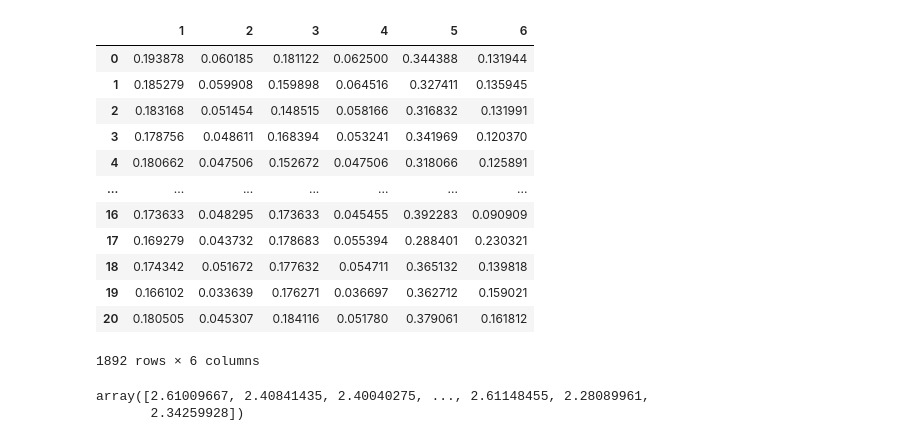
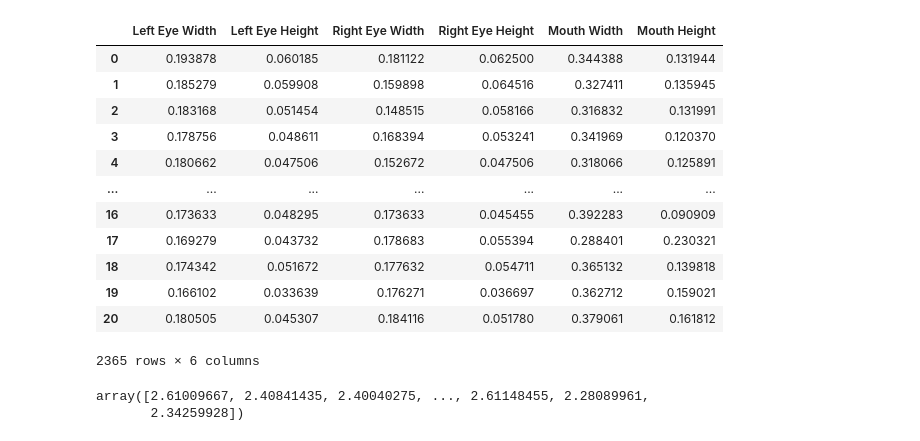
Before and after one commit to InspirAsianz/DrowsyDetection, a Jupyter notebook: SVM.ipynb, the cells around one changed output. Cells and saved outputs as stored; diff of their text form; code cells hidden in the pictures.

```diff
--- a/SVM.ipynb
+++ b/SVM.ipynb
@@ -55,9 +58,10 @@ data
 # %%
 X = data.iloc[:, [i for i in range(1, 7)]]
+X.columns = ["Left Eye Width", "Left Eye Height", "Right Eye Width", "Right Eye Height", "Mouth Width", "Mouth Height"]
 Y = data.iloc[:, 0]
 X
 # %% [output]
-|  | 1 | 2 | 3 | 4 | 5 | 6 |
+|  | Left Eye Width | Left Eye Height | Right Eye Width | Right Eye Height | Mouth Width | Mouth Height |
 | 0 | 0.193878 | 0.060185 | 0.181122 | 0.062500 | 0.344388 | 0.131944 |
 | 1 | 0.185279 | 0.059908 | 0.159898 | 0.064516 | 0.327411 | 0.135945 |
 | 2 | 0.183168 | 0.051454 | 0.148515 | 0.058166 | 0.316832 | 0.131991 |
@@ -69,7 +73,7 @@ X
 | 18 | 0.174342 | 0.051672 | 0.177632 | 0.054711 | 0.365132 | 0.139818 |
 | 19 | 0.166102 | 0.033639 | 0.176271 | 0.036697 | 0.362712 | 0.159021 |
 | 20 | 0.180505 | 0.045307 | 0.184116 | 0.051780 | 0.379061 | 0.161812 |
-1892 rows × 6 columns
+2365 rows × 6 columns
 # %%
 LWidth = np.array(X.iloc[:, 0])
 LHeight = np.array(X.iloc[:, 1])
```
Also changed, not shown: parts of 4 cells of this notebook, 10 other files.
